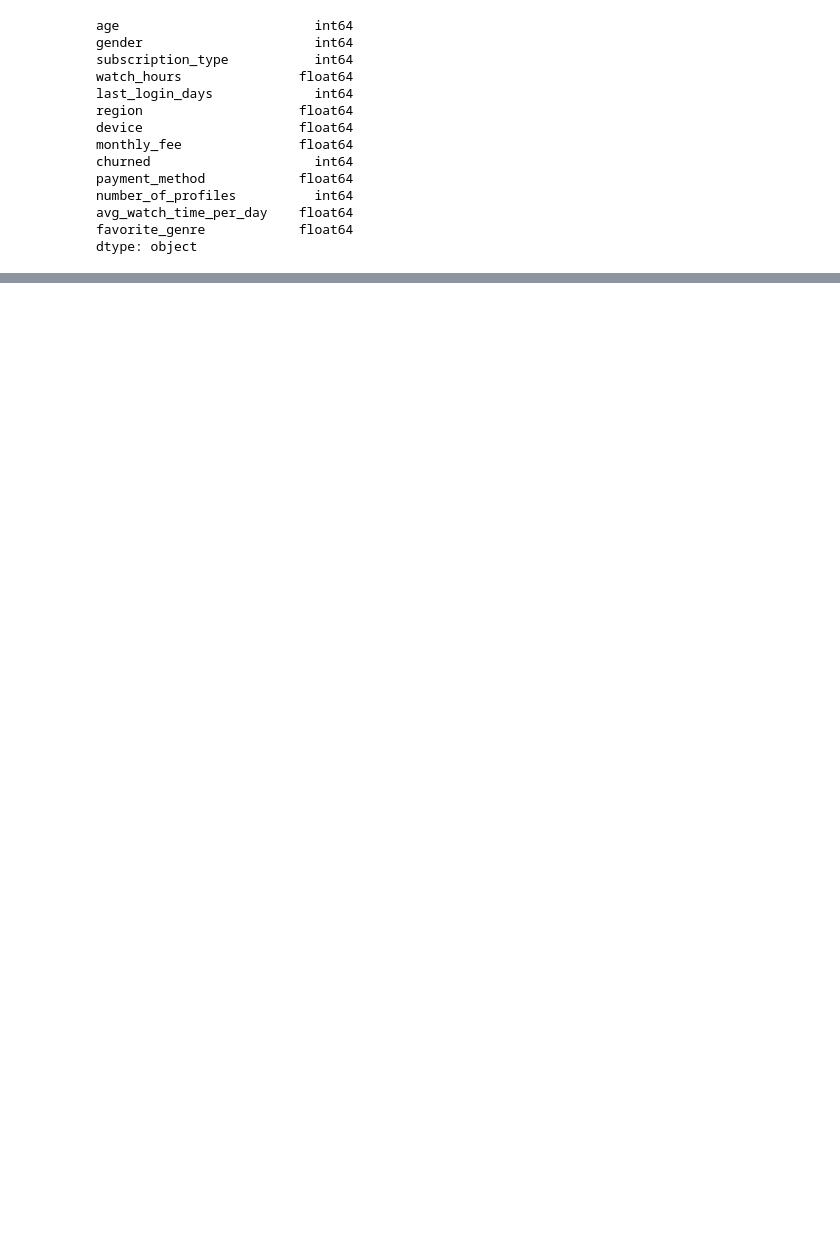
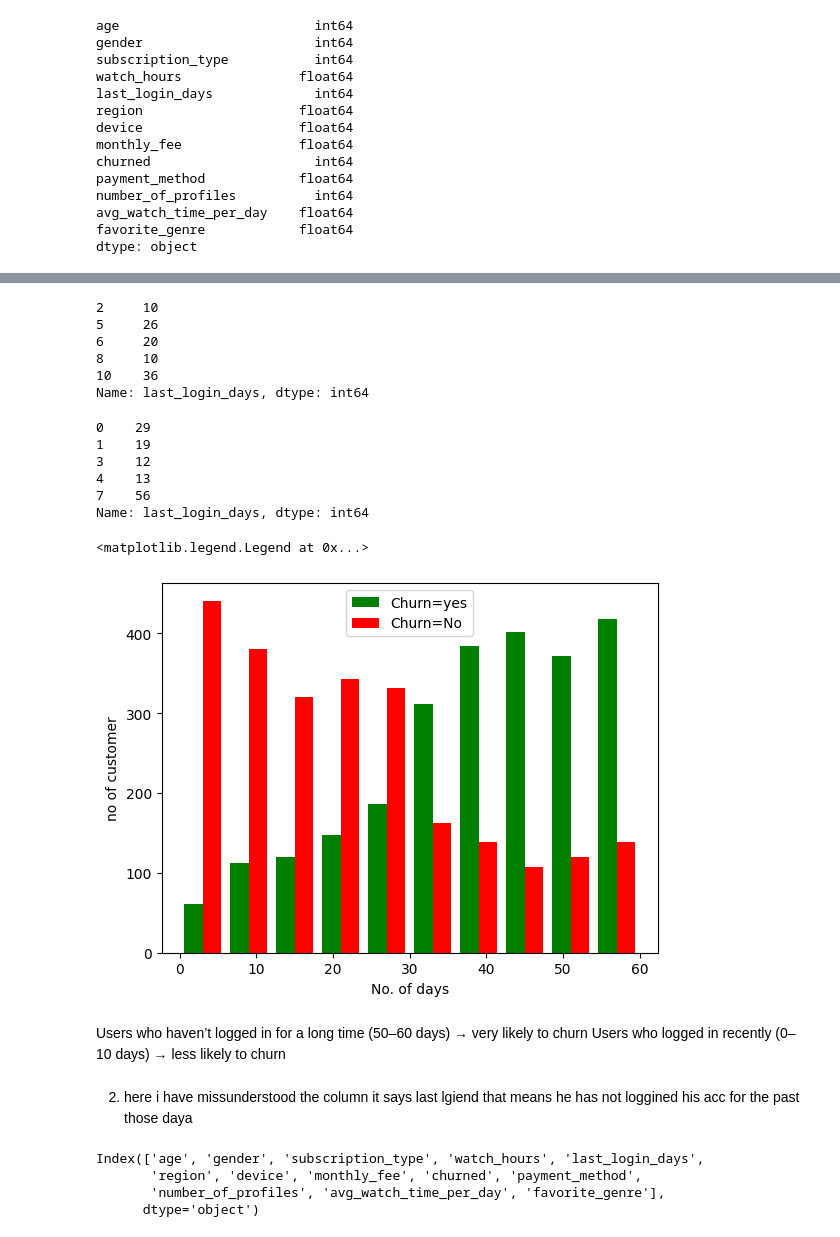
Before and after one commit to Vivekadile/Deep-learning-journey, a Jupyter notebook: notebooks/ANN/Netflix_customer_churn.ipynb, the cells around one changed output, grey strips where cells are left out. Cells and saved outputs as stored; diff of their text form; code cells hidden in the pictures; blank space fills up the shorter version.

```diff
--- a/notebooks/ANN/Netflix_customer_churn.ipynb
+++ b/notebooks/ANN/Netflix_customer_churn.ipynb
@@ -237,0 +236,42 @@ df[:10]
+# %%
+last_login_days_churn_No=df[df.churned==0].last_login_days
+last_login_days_churn_No[:5]
+# %% [output]
+2     10
+5     26
+6     20
+8     10
+10    36
+Name: last_login_days, dtype: int64
+# %%
+last_login_days_churn_yes=df[df.churned==1].last_login_days
+last_login_days_churn_yes[:5]
+# %% [output]
+0    29
+1    19
+3    12
+4    13
+7    56
+Name: last_login_days, dtype: int64
+# %%
+from matplotlib import pyplot as plt
+
+plt.xlabel("No. of days")
+plt.ylabel("no of customer")
+plt.hist([last_login_days_churn_yes,last_login_days_churn_No],color=['green','red'],label=['Churn=yes','Churn=No'])
+plt.legend()
+# %% [output]
+<matplotlib.legend.Legend at 0x...>
+[figure, added]
+# %% [markdown]
+Users who haven’t logged in for a long time (50–60 days) → very likely to churn
+Users who logged in recently (0–10 days) → less likely to churn
+# %% [markdown]
+2. here i have missunderstood the column it says last lgiend that means he has not loggined his acc for the past those daya
+# %%
+df.columns
+# %% [output]
+Index(['age', 'gender', 'subscription_type', 'watch_hours', 'last_login_days',
+       'region', 'device', 'monthly_fee', 'churned', 'payment_method',
+       'number_of_profiles', 'avg_watch_time_per_day', 'favorite_genre'],
+      dtype='object')
```
Also changed, not shown: parts of 34 cells of this notebook.
